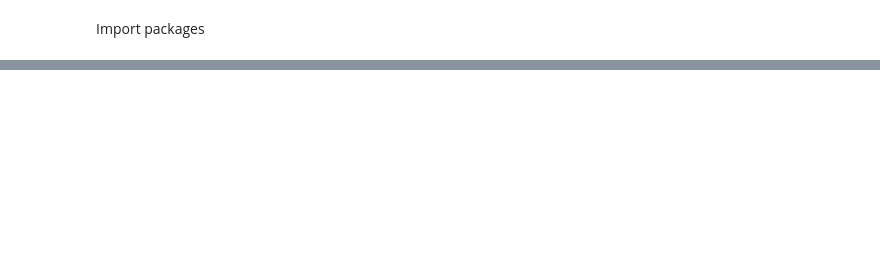
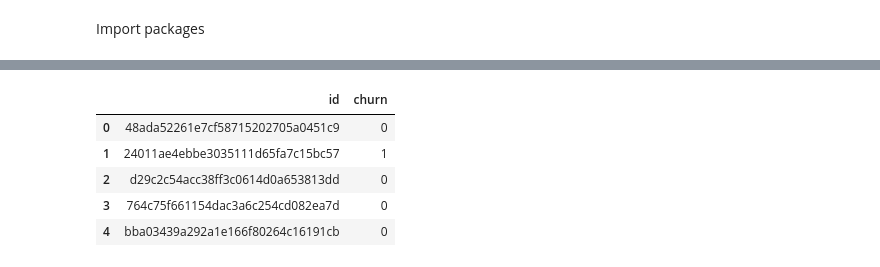
Before and after one commit to Daisyshi84/BCG_Gamma, a Jupyter notebook: BCG_GAMMA.ipynb, the cells around one changed output, grey strips where cells are left out. Cells and saved outputs as stored; diff of their text form; code cells hidden in the pictures; blank space fills up the shorter version.

```diff
--- a/BCG_GAMMA.ipynb
+++ b/BCG_GAMMA.ipynb
@@ -29,0 +42,9 @@ history_data.head()
+# %%
+churn_data.head()
+# %% [output]
+|  | id | churn |
+| 0 | 48ada52261e7cf58715202705a0451c9 | 0 |
+| 1 | 24011ae4ebbe3035111d65fa7c15bc57 | 1 |
+| 2 | d29c2c54acc38ff3c0614d0a653813dd | 0 |
+| 3 | 764c75f661154dac3a6c254cd082ea7d | 0 |
+| 4 | bba03439a292a1e166f80264c16191cb | 0 |
```
Also changed, not shown: parts of 10 cells of this notebook.
